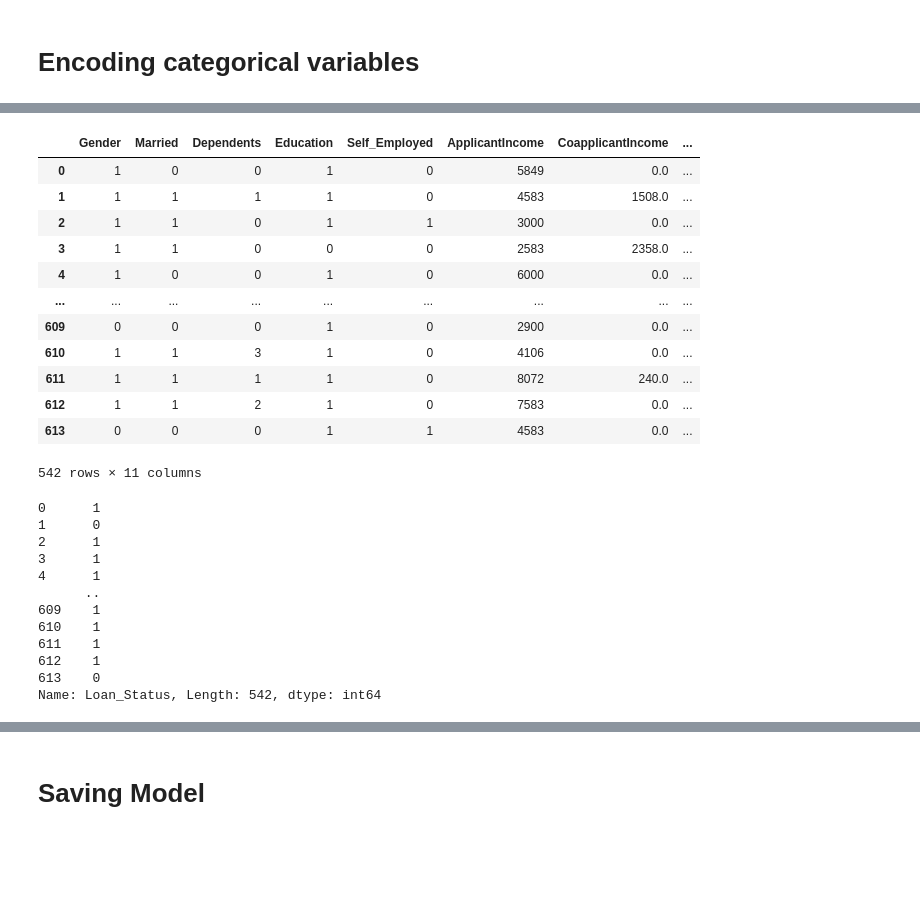
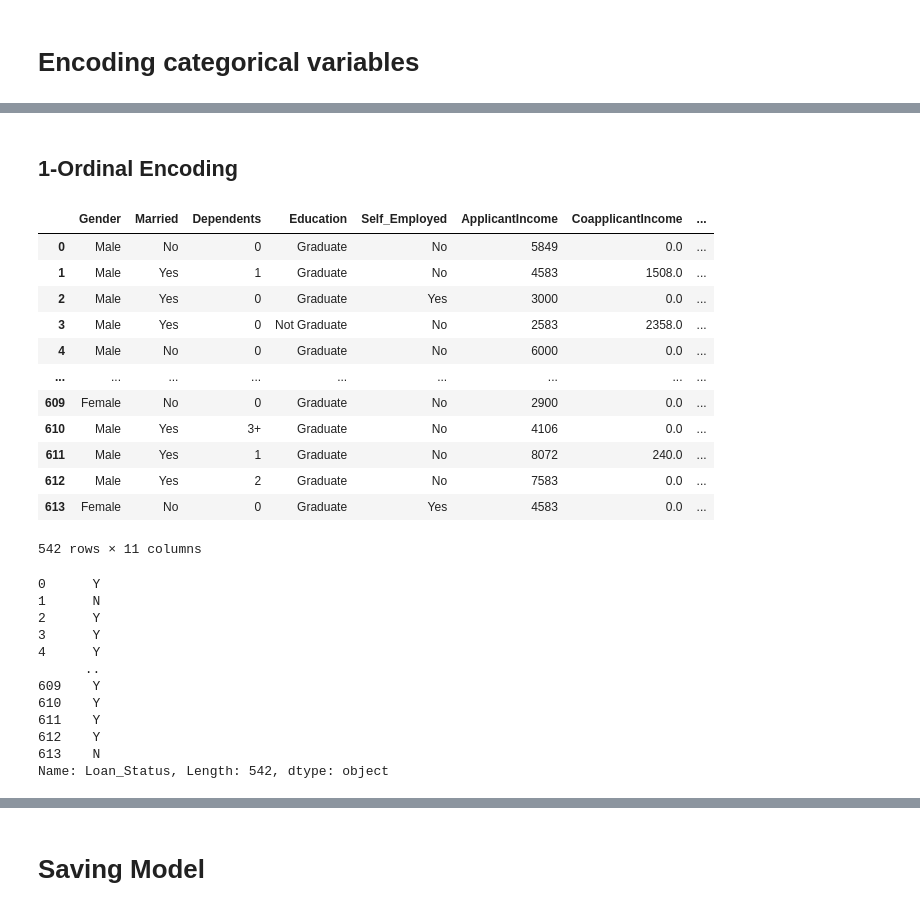
Before and after one commit to mdsohaib15/-Loan-Prediction-using-Logistic-Regression, a Jupyter notebook: main.ipynb, the cells around one changed output, grey strips where cells are left out. Saved outputs shown, nothing was run; the diff lists cells and outputs as text; code cells hidden in the pictures; blank space fills up the shorter version.

```diff
--- a/main.ipynb
+++ b/main.ipynb
@@ -258,3 +185,0 @@ Name: count, dtype: int64
-# %%
-df['Education'] = df['Education'].map({'Graduate':1, 'Not Graduate':0})
-df['Education'].value_counts()
@@ -266,2 +185,0 @@ Name: count, dtype: int64
-# %%
-df['Self_Employed'] =df['Self_Employed'].value_counts()
@@ -273,3 +185,0 @@ Name: count, dtype: int64
-# %%
-df['Self_Employed'] = df['Self_Employed'].map({'Yes':1, 'No':0})
-df['Self_Employed'].value_counts()
@@ -289,3 +185,0 @@ Name: count, dtype: int64
-# %%
-df['Property_Area'] = df['Property_Area'].map({'Urban':2, 'Semiurban':1, 'Rural':0})
-df['Property_Area'].value_counts()
@@ -316,33 +185,0 @@ df
-# %%
-X = df.iloc[:,1:12]
-X
-# %% [output]
-|  | Gender | Married | Dependents | Education | Self_Employed | ApplicantIncome | CoapplicantIncome | ... |
-| 0 | 1 | 0 | 0 | 1 | 0 | 5849 | 0.0 | ... |
-| 1 | 1 | 1 | 1 | 1 | 0 | 4583 | 1508.0 | ... |
-| 2 | 1 | 1 | 0 | 1 | 1 | 3000 | 0.0 | ... |
-| 3 | 1 | 1 | 0 | 0 | 0 | 2583 | 2358.0 | ... |
-| 4 | 1 | 0 | 0 | 1 | 0 | 6000 | 0.0 | ... |
-| ... | ... | ... | ... | ... | ... | ... | ... | ... |
-| 609 | 0 | 0 | 0 | 1 | 0 | 2900 | 0.0 | ... |
-| 610 | 1 | 1 | 3 | 1 | 0 | 4106 | 0.0 | ... |
-| 611 | 1 | 1 | 1 | 1 | 0 | 8072 | 240.0 | ... |
-| 612 | 1 | 1 | 2 | 1 | 0 | 7583 | 0.0 | ... |
-| 613 | 0 | 0 | 0 | 1 | 1 | 4583 | 0.0 | ... |
-542 rows × 11 columns
-# %%
-y = df.iloc[:,-1]
-y
-# %% [output]
-0      1
-1      0
-2      1
-3      1
-4      1
-      ..
-609    1
-610    1
-611    1
-612    1
-613    0
-Name: Loan_Status, Length: 542, dtype: int64
@@ -350,0 +186,2 @@ X_train, X_test, y_train, y_test = train_test_split(X,y, test_size=0.2,random_st
+# %% [markdown]
+## 1-Ordinal Encoding
@@ -350,0 +190,33 @@ X_train, X_test, y_train, y_test = train_test_split(X,y, test_size=0.2,random_st
+# %%
+X=df.drop(columns=['Loan_ID','Loan_Status'], axis=1)
+X
+# %% [output]
+|  | Gender | Married | Dependents | Education | Self_Employed | ApplicantIncome | CoapplicantIncome | ... |
+| 0 | Male | No | 0 | Graduate | No | 5849 | 0.0 | ... |
+| 1 | Male | Yes | 1 | Graduate | No | 4583 | 1508.0 | ... |
+| 2 | Male | Yes | 0 | Graduate | Yes | 3000 | 0.0 | ... |
+| 3 | Male | Yes | 0 | Not Graduate | No | 2583 | 2358.0 | ... |
+| 4 | Male | No | 0 | Graduate | No | 6000 | 0.0 | ... |
+| ... | ... | ... | ... | ... | ... | ... | ... | ... |
+| 609 | Female | No | 0 | Graduate | No | 2900 | 0.0 | ... |
+| 610 | Male | Yes | 3+ | Graduate | No | 4106 | 0.0 | ... |
+| 611 | Male | Yes | 1 | Graduate | No | 8072 | 240.0 | ... |
+| 612 | Male | Yes | 2 | Graduate | No | 7583 | 0.0 | ... |
+| 613 | Female | No | 0 | Graduate | Yes | 4583 | 0.0 | ... |
+542 rows × 11 columns
+# %%
+y = df['Loan_Status']
+y
+# %% [output]
+0      Y
+1      N
+2      Y
+3      Y
+4      Y
+      ..
+609    Y
+610    Y
+611    Y
+612    Y
+613    N
+Name: Loan_Status, Length: 542, dtype: object
```
Also changed, not shown: parts of 41 cells of this notebook, 4 other files.
